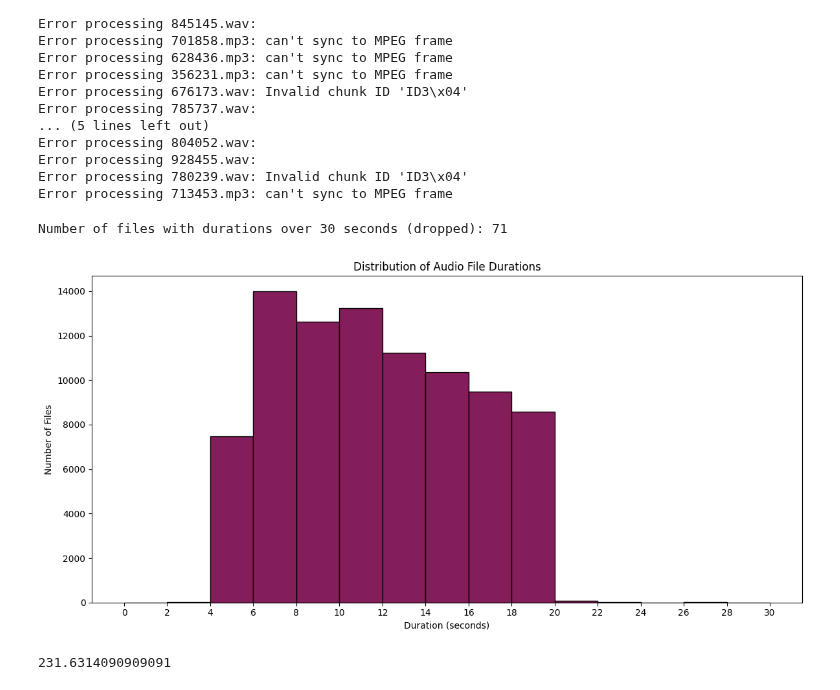
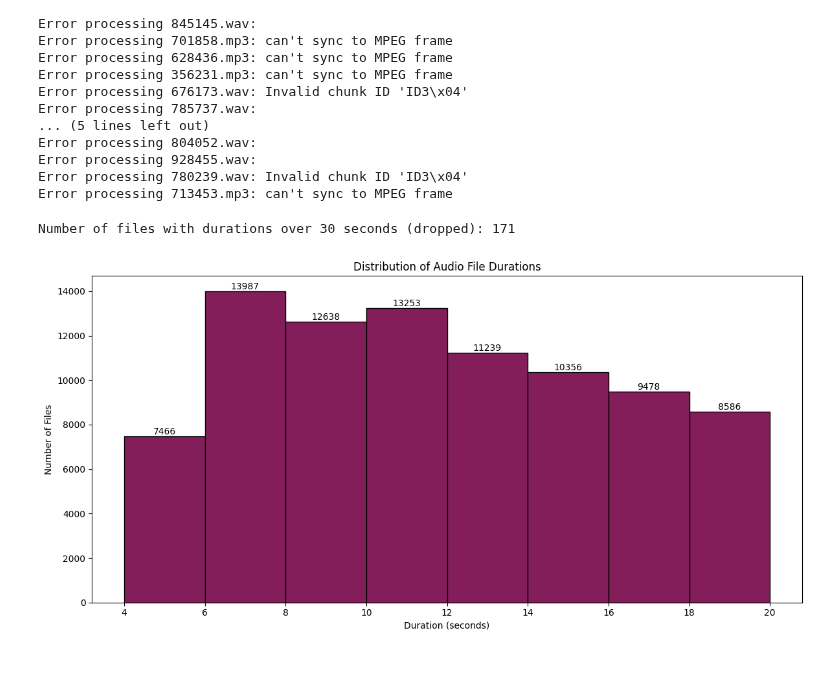
Before and after one commit to Davee02/HSLU.DSPRO1.BirdDetection, a Jupyter notebook: notebooks/09-report-visualizations.ipynb, the cells around one changed output. Cells and saved outputs as stored; diff of their text form; code cells hidden in the pictures.

```diff
--- a/notebooks/09-report-visualizations.ipynb
+++ b/notebooks/09-report-visualizations.ipynb
@@ -231,37 +227,37 @@ Error processing 928455.wav:
 Error processing 780239.wav: Invalid chunk ID 'ID3\x04'
 Error processing 713453.mp3: can't sync to MPEG frame
 # %%
-import matplotlib.pyplot as plt
-import numpy as np
-
 durations = list(file_lengths.values())
 
-filtered_durations = [d for d in durations if d <= 30]
+filtered_durations = [d for d in durations if d <= 20]
 dropped_count = len(durations) - len(filtered_durations)
 
 print(f"Number of files with durations over 30 seconds (dropped): {dropped_count}")
 
 bin_size = 2
-bin_edges = np.arange(0, 31, bin_size)
+bin_edges = np.arange(4, 21, bin_size)
 
 hist_counts, edges = np.histogram(filtered_durations, bins=bin_edges)
 
 bin_centers = (edges[:-1] + edges[1:]) / 2
 
 plt.figure(figsize=(12, 6))
 plt.bar(bin_centers, hist_counts, width=bin_size, align="center", color=color_palette[0], edgecolor="black")
+
+# Annotate each bar with the count
+def add_labels(bin_centers, hist_counts):
+    for center, count in zip(bin_centers, hist_counts):
+        plt.text(center, count + 0.2, str(count), ha='center', va='bottom', fontsize=10, color='black')
+
+add_labels(bin_centers, hist_counts)
+
 plt.xlabel('Duration (seconds)')
 plt.ylabel('Number of Files')
 plt.title('Distribution of Audio File Durations')
 
 plt.xticks(edges, labels=[str(int(x)) for x in edges])
 plt.tight_layout()
 plt.show()
 # %% [output]
-Number of files with durations over 30 seconds (dropped): 71
+Number of files with durations over 30 seconds (dropped): 171
-[figure, old version]
+[figure, new version]
-# %%
-max_duration = max(file_lengths.values())
-max_duration
-# %% [output]
-231.6314090909091
```
Also changed, not shown: parts of 3 cells of this notebook.
